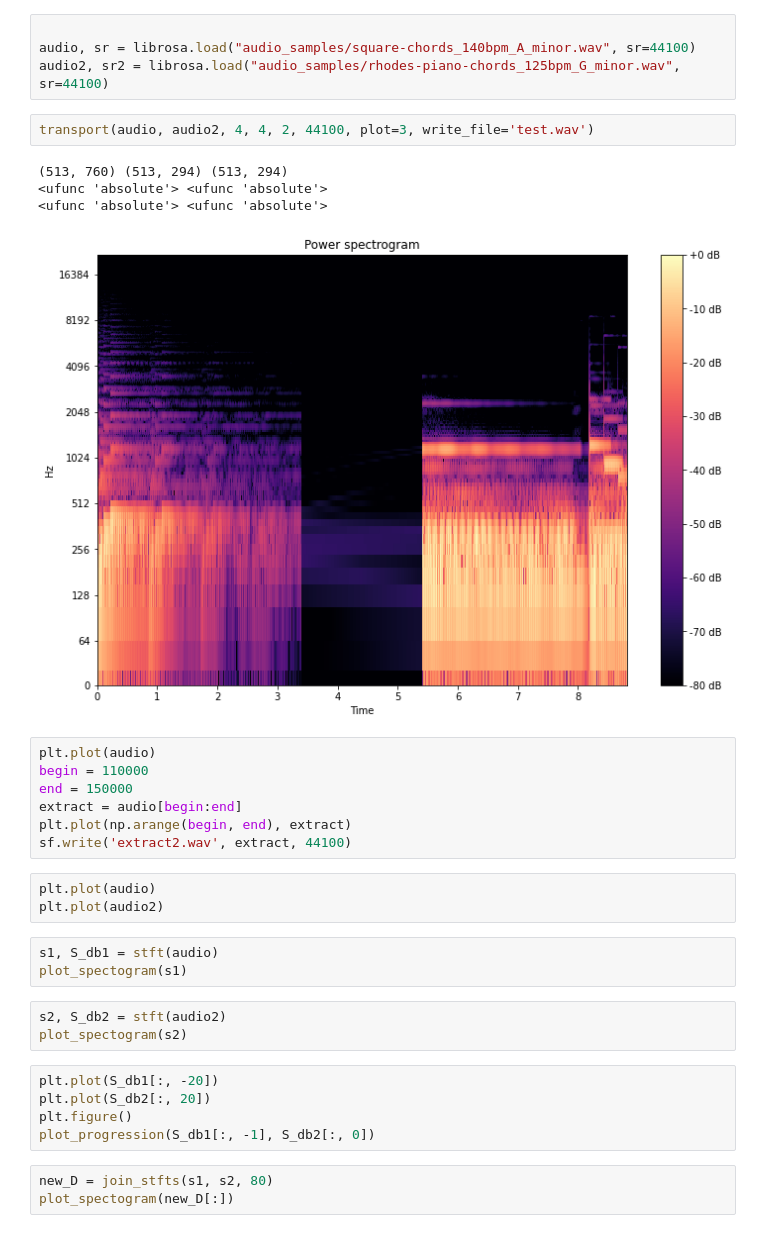
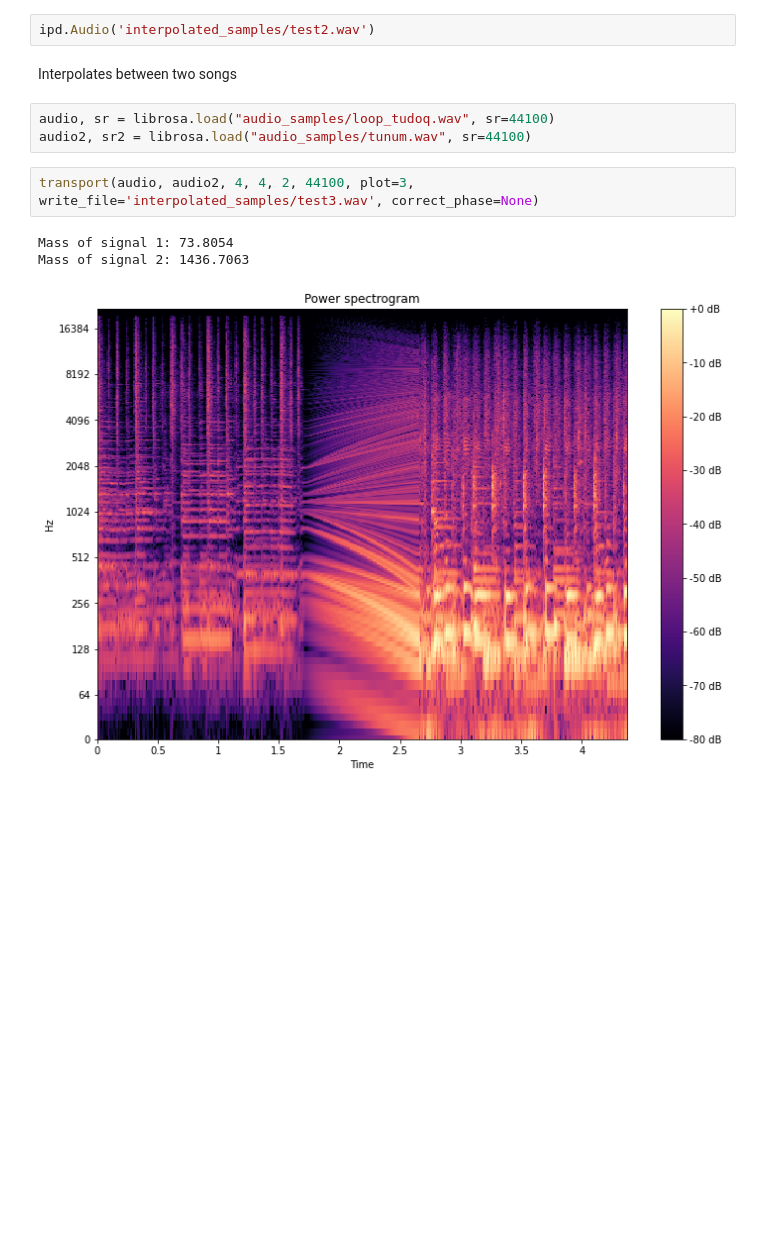
Before and after one commit to bernardo-torres/audio-portamento, a Jupyter notebook: audio_test.ipynb, the cells around one changed output. Cells and saved outputs as stored; diff of their text form; blank space fills up the shorter version.

```diff
--- a/audio_test.ipynb
+++ b/audio_test.ipynb
@@ -60,35 +47,13 @@ transport(x1, x2, 4, 2, 1, 44100, plot=3, write_file='test.wav')
+# %%
+ipd.Audio('interpolated_samples/test2.wav')
+# %% [markdown]
+Interpolates between two songs
 # %%
-
-audio, sr = librosa.load("audio_samples/square-chords_140bpm_A_minor.wav", sr=44100)
-audio2, sr2 = librosa.load("audio_samples/rhodes-piano-chords_125bpm_G_minor.wav", sr=44100)
+audio, sr = librosa.load("audio_samples/loop_tudoq.wav", sr=44100)
+audio2, sr2 = librosa.load("audio_samples/tunum.wav", sr=44100)
 # %%
-transport(audio, audio2, 4, 4, 2, 44100, plot=3, write_file='test.wav')
+transport(audio, audio2, 4, 4, 2, 44100, plot=3, write_file='interpolated_samples/test3.wav', correct_phase=None)
 # %% [output]
-(513, 760) (513, 294) (513, 294)
-<ufunc 'absolute'> <ufunc 'absolute'>
-<ufunc 'absolute'> <ufunc 'absolute'>
+Mass of signal 1: 73.8054
+Mass of signal 2: 1436.7063
-[figure, old version]
+[figure, new version]
-# %%
-plt.plot(audio)
-begin = 110000
-end = 150000
-extract = audio[begin:end]
-plt.plot(np.arange(begin, end), extract)
-sf.write('extract2.wav', extract, 44100)
-# %%
-plt.plot(audio)
-plt.plot(audio2)
-# %%
-s1, S_db1 = stft(audio)
-plot_spectogram(s1)
-# %%
-s2, S_db2 = stft(audio2)
-plot_spectogram(s2)
-# %%
-plt.plot(S_db1[:, -20])
-plt.plot(S_db2[:, 20])
-plt.figure()
-plot_progression(S_db1[:, -1], S_db2[:, 0])
-# %%
-new_D = join_stfts(s1, s2, 80)
-plot_spectogram(new_D[:])
```
Also changed, not shown: parts of 13 cells of this notebook, 22 other files.
